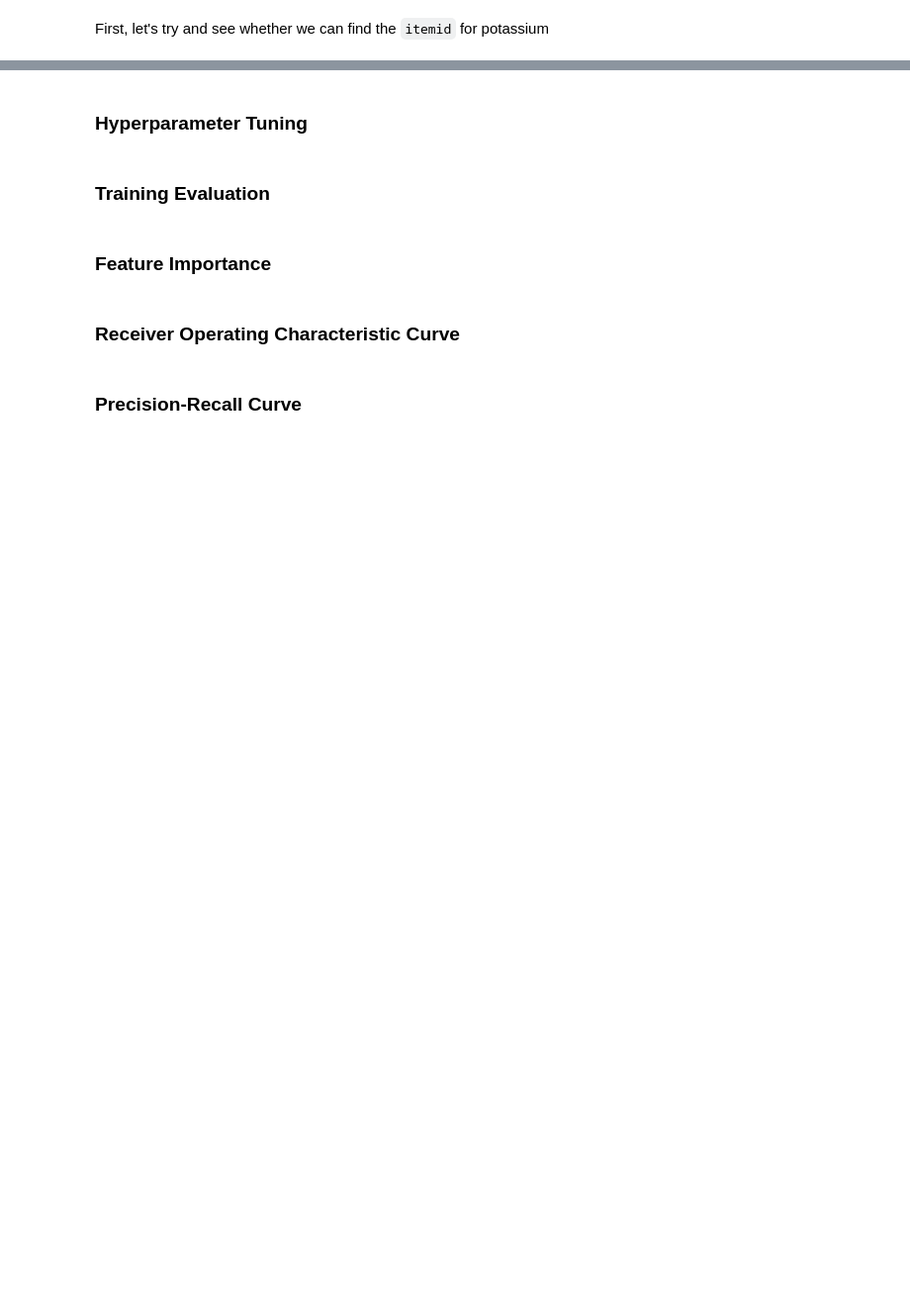
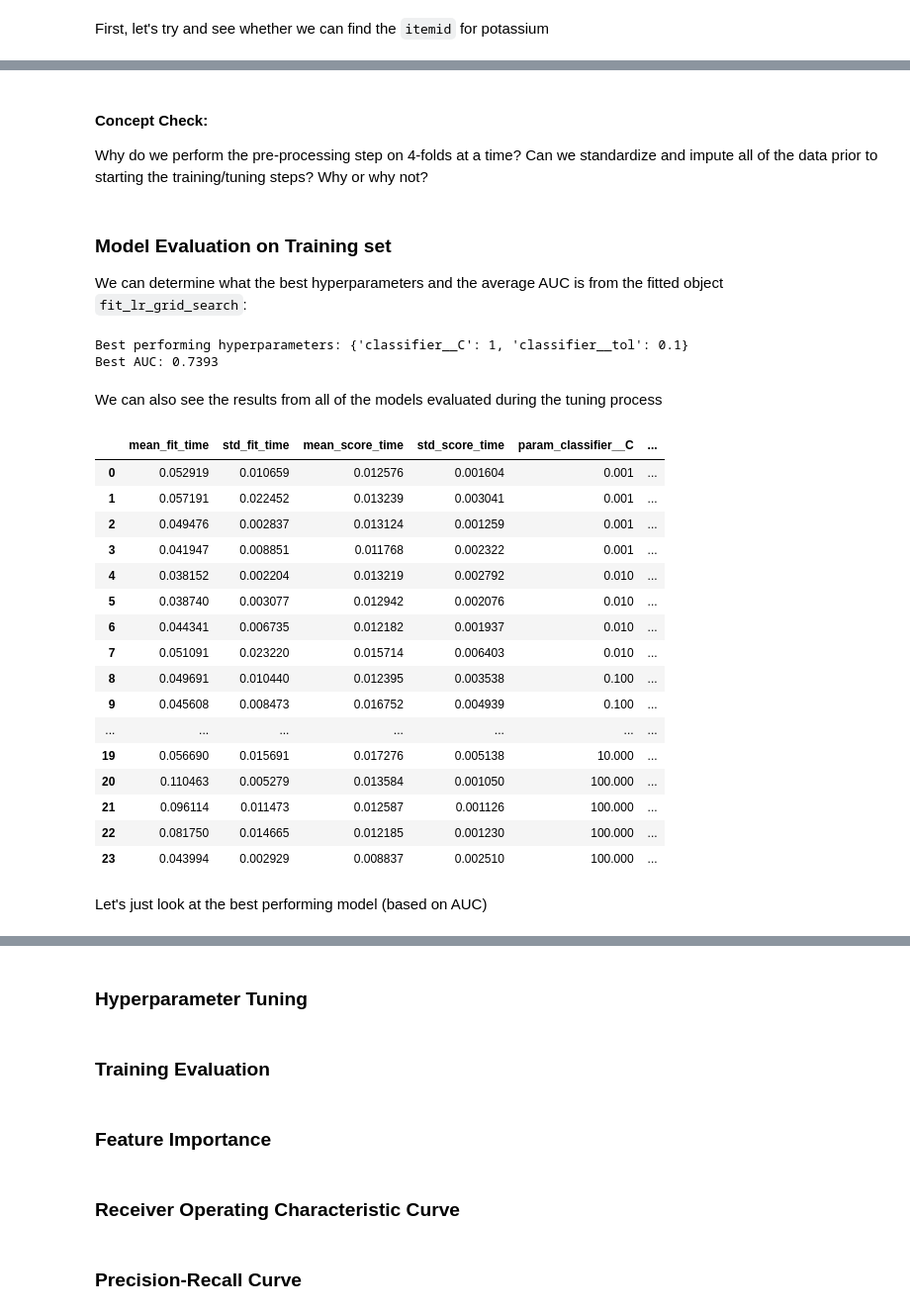
Before and after one commit to meghutch/mimic-ml-demo, a Jupyter notebook: mimic-iv-demo.ipynb, the cells around one changed output, grey strips where cells are left out. Shown: that part at 99% size. Cells and saved outputs as stored; diff of their text form; code cells hidden in the pictures; blank space fills up the shorter version.

```diff
--- a/mimic-iv-demo.ipynb
+++ b/mimic-iv-demo.ipynb
@@ -707,0 +651,3 @@ plt.xlabel('Recall')
+# %%
+# we will drop the 3 patients without a gender
+X_train = X_train.dropna(subset=['Gender'])
@@ -707,0 +656,12 @@ plt.xlabel('Recall')
+# %%
+# this step takes our `in-hospital_death` column from the original `train` data and combines it with the cleaned up X_train dataframe
+# this allows us to remove the 3 patients that we dropped who were missing gender
+y = pd.merge(train['In-hospital_death'], X_train,
+             left_index=True,
+             right_index=True)
+
+# select outcome of interest
+y = y['In-hospital_death']
+
+# rename y df
+y_train = y.copy()
@@ -707,0 +767,15 @@ plt.xlabel('Recall')
+# %%
+# Define parameter grid for model tuning
+param_grid = {
+    'classifier__tol': [1e-4, 1e-3, 1e-2, 1e-1],
+    'classifier__C': [0.001, 0.01, 0.1, 1, 10, 100]   # Range of regularization strengths (inverse of regularization strength)
+}
+
+# Set up GridSearchCV
+lr_grid_search = GridSearchCV(estimator=model_pipeline, # specific our pipeline as our estimator
+                              param_grid=param_grid,
+                              cv=5,
+                              scoring='roc_auc', # this specifies that we are going to use the AUC as a metric to evaluate how well our model does across folds
+                              return_train_score=True,
+                              refit=True,
+                              n_jobs=-1)
@@ -707,0 +784,4 @@ plt.xlabel('Recall')
+# %%
+# Fit the random search object to the data
+fit_lr_grid_search = lr_grid_search.fit(X_train, y_train)
+fit_lr_grid_search
@@ -707,0 +818,45 @@ plt.xlabel('Recall')
+# %% [markdown]
+#### **Concept Check:**
+
+Why do we perform the pre-processing step on 4-folds at a time? Can we standardize and impute all of the data prior to starting the training/tuning steps? Why or why not?
+# %% [markdown]
+### Model Evaluation on Training set
+
+We can determine what the best hyperparameters and the average AUC is from the fitted object `fit_lr_grid_search`:
+# %%
+# Best parameters and score
+print(f"Best performing hyperparameters: {fit_lr_grid_search.best_params_}")
+print(f"Average AUC: {fit_lr_grid_search.best_score_.round(4)}")
+# %% [output]
+Best performing hyperparameters: {'classifier__C': 1, 'classifier__tol': 0.1}
+Best AUC: 0.7393
+# %% [markdown]
+We can also see the results from all of the models evaluated during the tuning process
+# %%
+# Access the cv_results_ dictionary
+cv_results = fit_lr_grid_search.cv_results_
+
+# Create a DataFrame from cv_results_
+results_df = pd.DataFrame(cv_results)
+
+results_df
+# %% [output]
+|  | mean_fit_time | std_fit_time | mean_score_time | std_score_time | param_classifier__C | ... |
+| 0 | 0.052919 | 0.010659 | 0.012576 | 0.001604 | 0.001 | ... |
+| 1 | 0.057191 | 0.022452 | 0.013239 | 0.003041 | 0.001 | ... |
+| 2 | 0.049476 | 0.002837 | 0.013124 | 0.001259 | 0.001 | ... |
+| 3 | 0.041947 | 0.008851 | 0.011768 | 0.002322 | 0.001 | ... |
+| 4 | 0.038152 | 0.002204 | 0.013219 | 0.002792 | 0.010 | ... |
+| 5 | 0.038740 | 0.003077 | 0.012942 | 0.002076 | 0.010 | ... |
+| 6 | 0.044341 | 0.006735 | 0.012182 | 0.001937 | 0.010 | ... |
+| 7 | 0.051091 | 0.023220 | 0.015714 | 0.006403 | 0.010 | ... |
+| 8 | 0.049691 | 0.010440 | 0.012395 | 0.003538 | 0.100 | ... |
+| 9 | 0.045608 | 0.008473 | 0.016752 | 0.004939 | 0.100 | ... |
+| ... | ... | ... | ... | ... | ... | ... |
+| 19 | 0.056690 | 0.015691 | 0.017276 | 0.005138 | 10.000 | ... |
+| 20 | 0.110463 | 0.005279 | 0.013584 | 0.001050 | 100.000 | ... |
+| 21 | 0.096114 | 0.011473 | 0.012587 | 0.001126 | 100.000 | ... |
+| 22 | 0.081750 | 0.014665 | 0.012185 | 0.001230 | 100.000 | ... |
+| 23 | 0.043994 | 0.002929 | 0.008837 | 0.002510 | 100.000 | ... |
+# %% [markdown]
+Let's just look at the best performing model (based on AUC)
```
Also changed, not shown: parts of 251 cells of this notebook.
